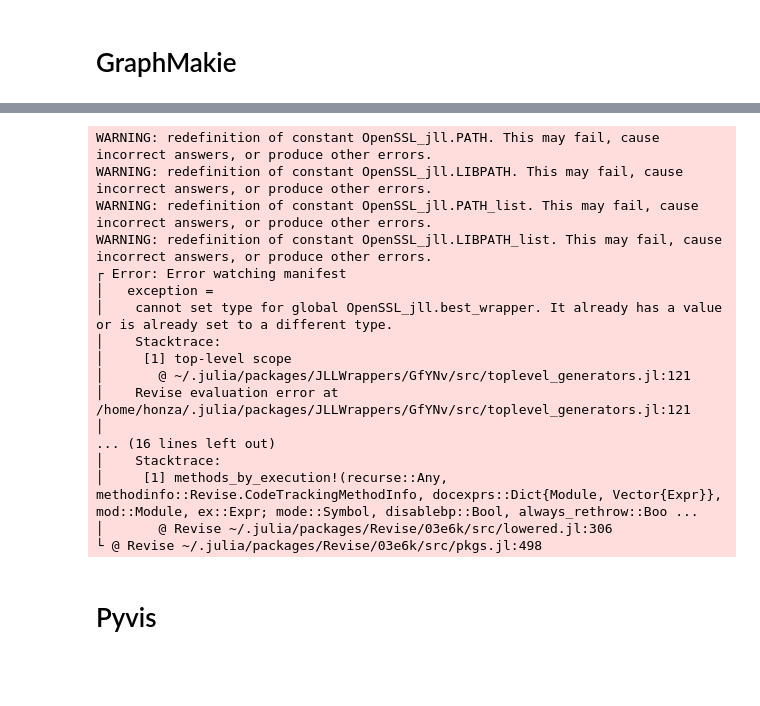
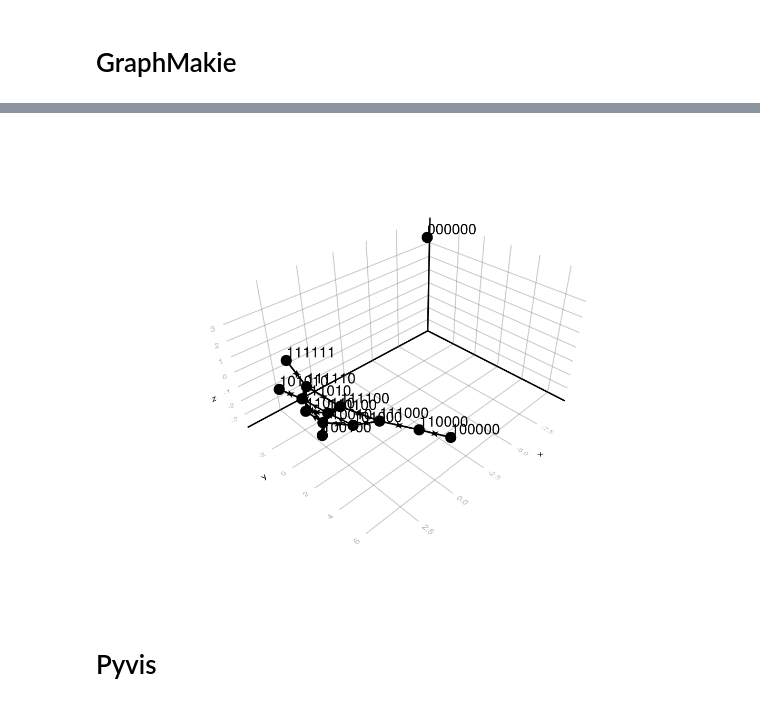
Before and after one commit to kockahonza/TopoStoch, a Jupyter notebook: notebooks/ma_figures_network_examples.ipynb, the cells around one changed output, grey strips where cells are left out. Saved outputs shown, nothing was run; the diff lists cells and outputs as text; code cells hidden in the pictures; blank space fills up the shorter version.

```diff
--- a/notebooks/ma_figures_network_examples.ipynb
+++ b/notebooks/ma_figures_network_examples.ipynb
@@ -69,5 +65,6 @@ faa = plotgm(ma;
     # flabels=false,
     get_ac_coloring_kwargs(ma; hcolor=:black, bcolor=:snow3)...
 )
-display(GLMakie.Screen(), faa.figure)
+# display(GLMakie.Screen(), faa.figure)
+faa
 # %% [output]
@@ -75,20 +73,4 @@ GLMakie.Screen(...)
-WARNING: redefinition of constant OpenSSL_jll.PATH. This may fail, cause incorrect answers, or produce other errors.
-WARNING: redefinition of constant OpenSSL_jll.LIBPATH. This may fail, cause incorrect answers, or produce other errors.
-WARNING: redefinition of constant OpenSSL_jll.PATH_list. This may fail, cause incorrect answers, or produce other errors.
-WARNING: redefinition of constant OpenSSL_jll.LIBPATH_list. This may fail, cause incorrect answers, or produce other errors.
-┌ Error: Error watching manifest
-│   exception =
-│    cannot set type for global OpenSSL_jll.best_wrapper. It already has a value or is already set to a different type.
-│    Stacktrace:
-│     [1] top-level scope
-│       @ ~/.julia/packages/JLLWrappers/GfYNv/src/toplevel_generators.jl:121
-│    Revise evaluation error at /home/honza/.julia/packages/JLLWrappers/GfYNv/src/toplevel_generators.jl:121
-│
-... (16 lines left out)
-│    Stacktrace:
-│     [1] methods_by_execution!(recurse::Any, methodinfo::Revise.CodeTrackingMethodInfo, docexprs::Dict{Module, Vector{Expr}}, mod::Module, ex::Expr; mode::Symbol, disablebp::Bool, always_rethrow::Boo ...
-│       @ Revise ~/.julia/packages/Revise/03e6k/src/lowered.jl:306
-└ @ Revise ~/.julia/packages/Revise/03e6k/src/pkgs.jl:498
+[figure, added]
 # %% [markdown]
 # Pyvis
 # %%
```
Also changed, not shown: parts of 3 cells of this notebook, 20 other files.
